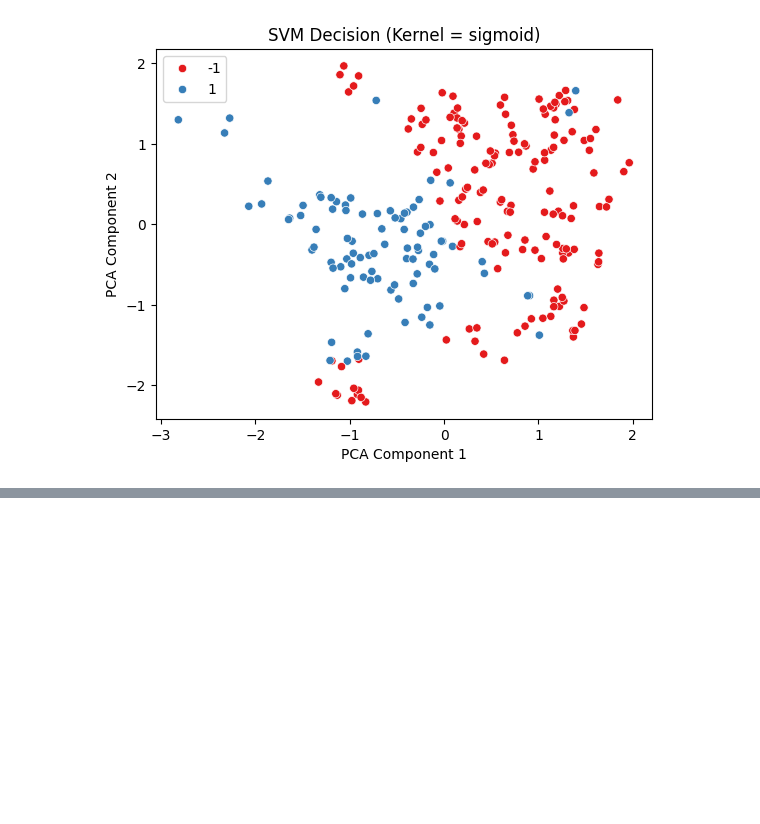
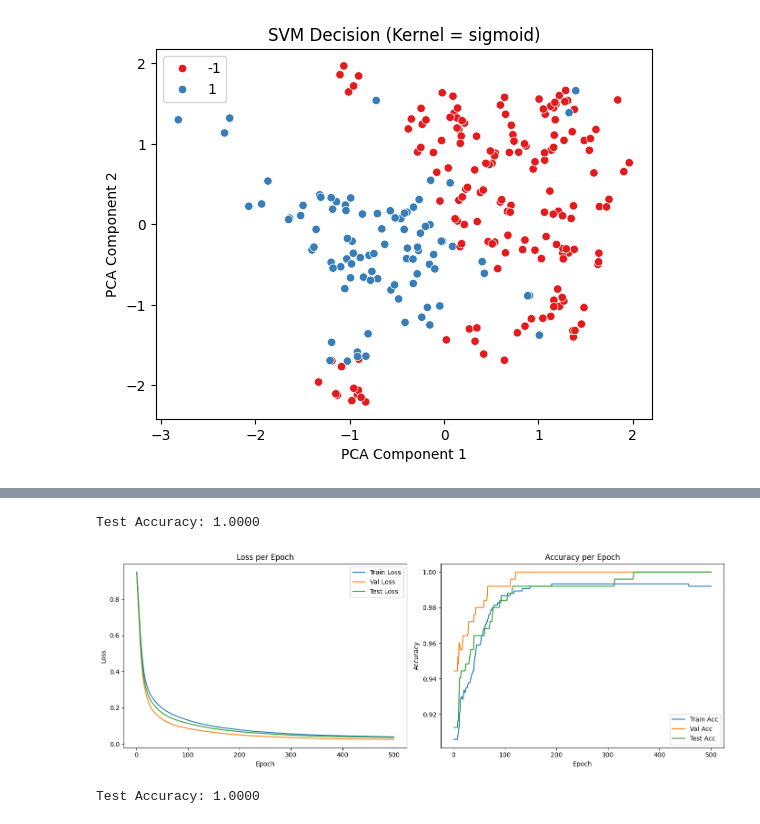
Before and after one commit to tokaM107/Model-optimization-using-Subgradient-and-Proximal-gradient-descent, a Jupyter notebook: convexprojectFinal.ipynb, the cells around one changed output, grey strips where cells are left out. Cells and saved outputs as stored; diff of their text form; code cells hidden in the pictures; blank space fills up the shorter version.

```diff
--- a/convexproject_(1)_(1)_(1)-Copy2_(1)[1].ipynb
+++ b/convexprojectFinal.ipynb
@@ -1015,0 +745,48 @@ plt.show()
+# %%
+model = KernelSVM(
+    learning_rate=0.01,
+    lambda_param=0.01,
+    epochs=500,
+    optimizer='subgradient',
+    kernel='rbf',
+    gamma=0.5
+)
+
+# This must be run first!
+metrics_test_sub = model.fit(x_train, y_train, x_val, y_val)
+
+# Then predict on test
+y_pred_test = model.predict(x_test)
+test_accuracy = np.mean(y_pred_test == y_test)
+
+
+print(f"Test Accuracy: {test_accuracy:.4f}")
+# %% [output]
+Test Accuracy: 1.0000
+# %%
+# plot metrics
+KernelSVM.plot_full_metrics(metrics_test_sub)
+# %% [output]
+[figure, added]
+# %%
+model_grad = KernelSVM(
+    learning_rate=0.01,
+    lambda_param=0.01,
+    epochs=500,
+    optimizer='gradient',
+    delta=1e-2,
+    kernel='rbf',
+    gamma=0.5
+)
+
+# This must be run first!
+metrics_test_grad = model.fit(x_train, y_train, x_val, y_val)
+
+# Then predict on test
+y_pred_test_grad = model.predict(x_test)
+test_accuracy = np.mean(y_pred_test_grad == y_test)
+
+
+print(f"Test Accuracy: {test_accuracy:.4f}")
+# %% [output]
+Test Accuracy: 1.0000
```
Also changed, not shown: parts of 46 cells of this notebook.
